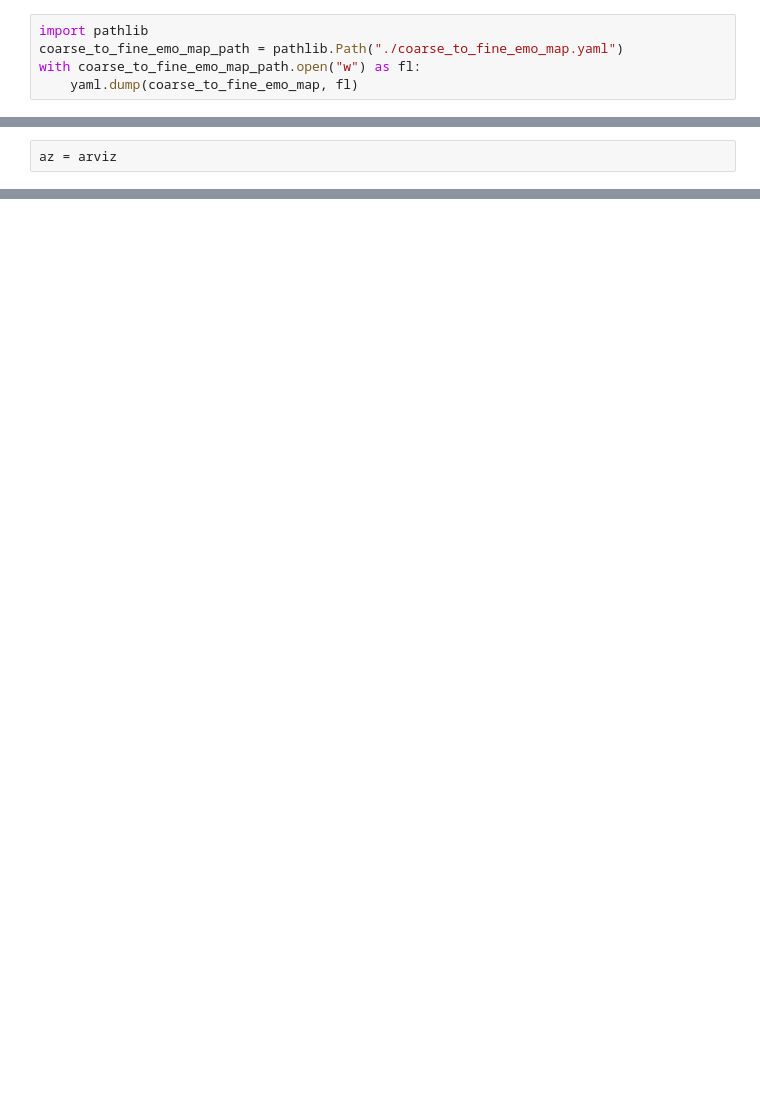
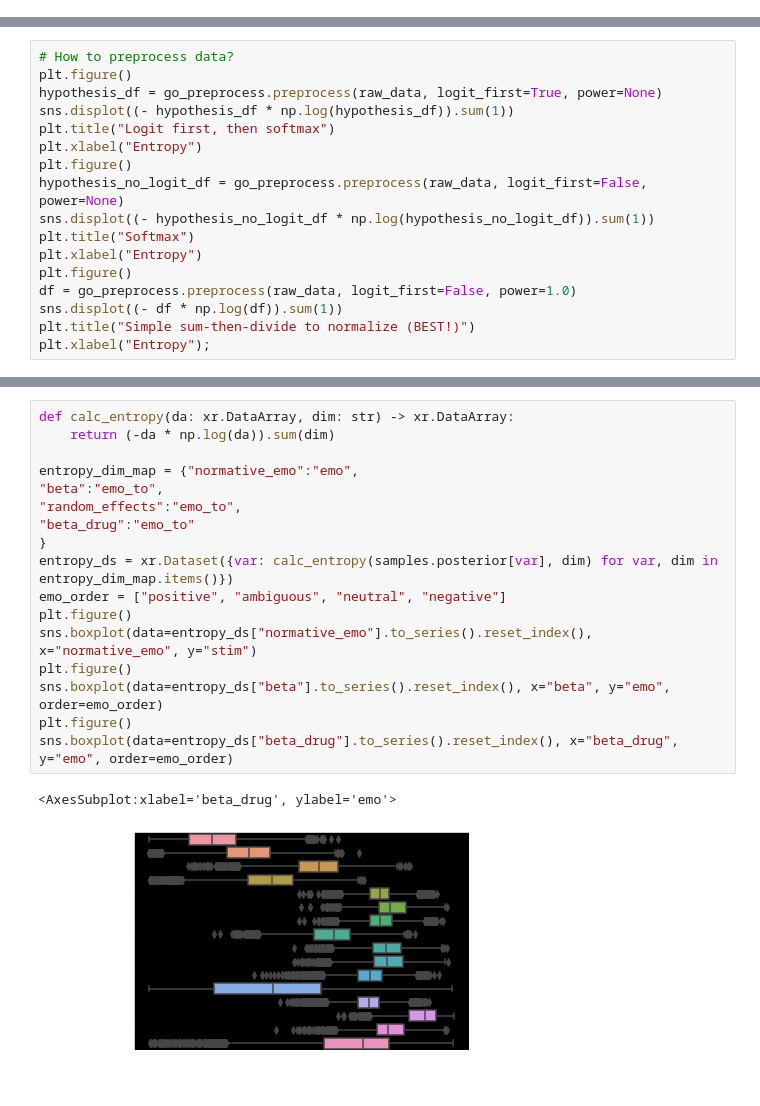
Before and after one commit to meh2135/SZEmotionGoParticles, a Jupyter notebook: Explain_and_Analyze.ipynb, the cells around one changed output, grey strips where cells are left out. Cells and saved outputs as stored; diff of their text form; blank space fills up the shorter version.

Commit message:
Cleaned up notebook for sharing. Simplified preprocessing code.

```diff
--- a/Explain_and_Analyze.ipynb
+++ b/Explain_and_Analyze.ipynb
@@ -325,5 +0,0 @@ coarse_to_fine_emo_map
-# %%
-import pathlib
-coarse_to_fine_emo_map_path = pathlib.Path("./coarse_to_fine_emo_map.yaml")
-with coarse_to_fine_emo_map_path.open("w") as fl:
-    yaml.dump(coarse_to_fine_emo_map, fl)
@@ -332,2 +0,0 @@ import arviz
-# %%
-az = arviz
@@ -335,0 +89,17 @@ az.InferenceData
+# %%
+# How to preprocess data?
+plt.figure()
+hypothesis_df = go_preprocess.preprocess(raw_data, logit_first=True, power=None)
+sns.displot((- hypothesis_df * np.log(hypothesis_df)).sum(1))
+plt.title("Logit first, then softmax")
+plt.xlabel("Entropy")
+plt.figure()
+hypothesis_no_logit_df = go_preprocess.preprocess(raw_data, logit_first=False, power=None)
+sns.displot((- hypothesis_no_logit_df * np.log(hypothesis_no_logit_df)).sum(1))
+plt.title("Softmax")
+plt.xlabel("Entropy")
+plt.figure()
+df = go_preprocess.preprocess(raw_data, logit_first=False, power=1.0)
+sns.displot((- df * np.log(df)).sum(1))
+plt.title("Simple sum-then-divide to normalize (BEST!)")
+plt.xlabel("Entropy");
@@ -335,0 +203,20 @@ az.InferenceData
+# %%
+def calc_entropy(da: xr.DataArray, dim: str) -> xr.DataArray:
+    return (-da * np.log(da)).sum(dim)
+
+entropy_dim_map = {"normative_emo":"emo",
+"beta":"emo_to",
+"random_effects":"emo_to",
+"beta_drug":"emo_to"
+}
+entropy_ds = xr.Dataset({var: calc_entropy(samples.posterior[var], dim) for var, dim in entropy_dim_map.items()})
+emo_order = ["positive", "ambiguous", "neutral", "negative"]
+plt.figure()
+sns.boxplot(data=entropy_ds["normative_emo"].to_series().reset_index(), x="normative_emo", y="stim")
+plt.figure()
+sns.boxplot(data=entropy_ds["beta"].to_series().reset_index(), x="beta", y="emo", order=emo_order)
+plt.figure()
+sns.boxplot(data=entropy_ds["beta_drug"].to_series().reset_index(), x="beta_drug", y="emo", order=emo_order)
+# %% [output]
+<AxesSubplot:xlabel='beta_drug', ylabel='emo'>
+[figure, added]
```
Also changed, not shown: parts of 47 cells of this notebook, 3 other files.
